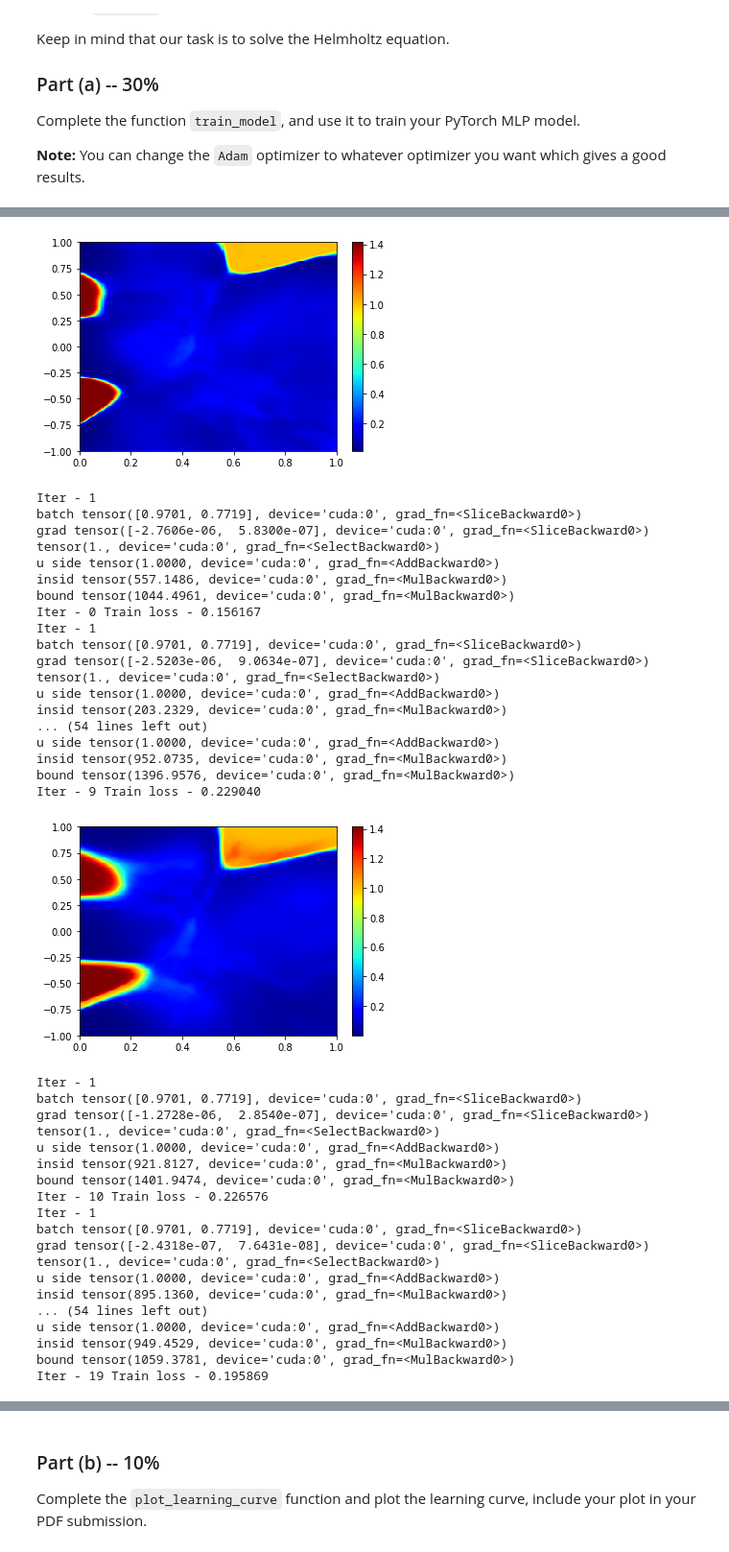
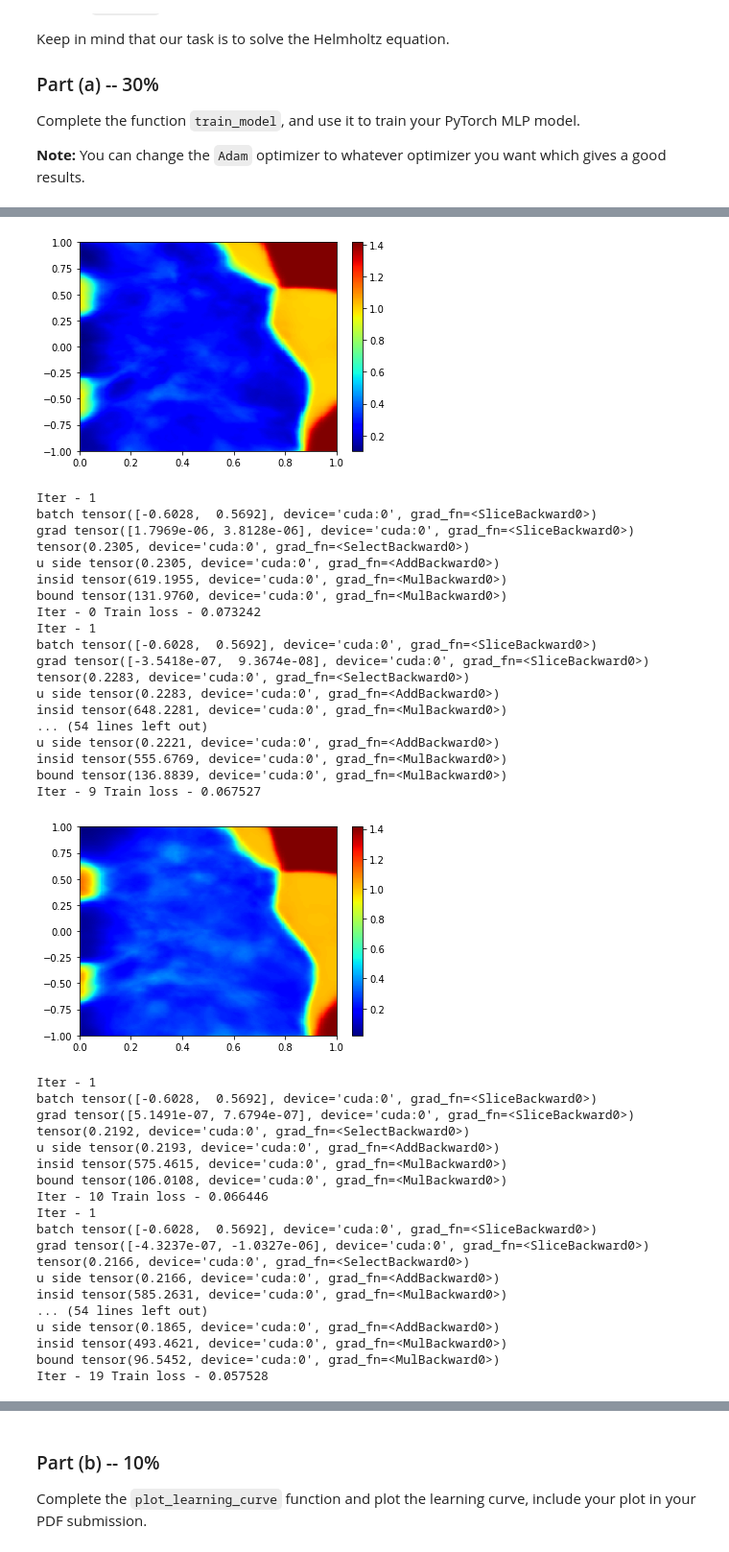
Before and after one commit to cgold212/assignment3inverseMethod, a Jupyter notebook: Assignment3.ipynb, the cells around one changed output, grey strips where cells are left out. Shown at 96% size. Saved outputs shown, nothing was run; the diff lists cells and outputs as text; code cells hidden in the pictures.

```diff
--- a/Assignment3.ipynb
+++ b/Assignment3.ipynb
@@ -84,8 +84,8 @@ from matplotlib.legend_handler import Rectangle
 # Your code goes here
 middle1 = -0.5
 middle2 = 0.5
-Exact_u[:,0] = 2*(np.heaviside(x0-middle1+half_aperture,0.5) - np.heaviside(x0-middle1-half_aperture,0.5) + np.heaviside(x0-middle2+half_aperture,0.5) - np.heaviside(x0-middle2-half_aperture,0.5))
-Exact_v[:,0] = 2*(np.heaviside(x0-middle1+half_aperture,0.5) - np.heaviside(x0-middle1-half_aperture,0.5) + np.heaviside(x0-middle2+half_aperture,0.5) - np.heaviside(x0-middle2-half_aperture,0.5))
+Exact_u[:,0] = 1*(np.heaviside(x0-middle1+half_aperture,0.5) - np.heaviside(x0-middle1-half_aperture,0.5) + np.heaviside(x0-middle2+half_aperture,0.5) - np.heaviside(x0-middle2-half_aperture,0.5))
+Exact_v[:,0] = 1*(np.heaviside(x0-middle1+half_aperture,0.5) - np.heaviside(x0-middle1-half_aperture,0.5) + np.heaviside(x0-middle2+half_aperture,0.5) - np.heaviside(x0-middle2-half_aperture,0.5))
 # print(Exact_u[:,0])
 # print(Exact_u[100,1])
 # %%
@@ -314,8 +314,8 @@ def mse_loss_f(u_pred, v_pred, v_pred_xx_zz, u_pred_xx_zz):
   # Write your code here
   # print(111111)
   # print(u_pred_xx_zz.shape)
-  resU = u_pred_xx_zz[:,0] + u_pred_xx_zz[:,1] + 100*u_pred
-  resV = v_pred_xx_zz[:,0] + v_pred_xx_zz[:,1] + 100*v_pred
+  resU = u_pred_xx_zz[:,0] + u_pred_xx_zz[:,1] + 0.5*u_pred
+  resV = v_pred_xx_zz[:,0] + v_pred_xx_zz[:,1] + 0.5*v_pred
 
   resU = resU.pow(2)
   resV = resV.pow(2)
@@ -456,7 +456,7 @@ def train_model(model, data_loader, num_epochs, mse_loss_f, mse_loss_h, optimize
         n_iters = 0
         if epoch % 10 == 0:
           scheduler.step()
-          plot_model_output(trained_model,X_u_test,x0, z0)
+          plot_model_output(model,X_u_test,x0, z0)
           # if epoch == 200 :
           #   optimizer = optim.Adam(model.parameters(), lr=1e-5, betas=(0.9, 0.999), eps=1e-08, weight_decay=1e-5, amsgrad=False)
 
@@ -506,7 +506,7 @@ def train_model(model, data_loader, num_epochs, mse_loss_f, mse_loss_h, optimize
             # print(torch.cat((torch.unsqueeze(Exact_u[idx,0],1),torch.unsqueeze(u_pred[indices],1)),1))
             # print(u_pred[indices].shape)
             loss_h = mse_loss_h(v_pred[indices], u_pred[indices], Exact_u[idx,0],Exact_v[idx,0])
-            # alpha = 0.9 #loss_h/(loss_f+loss_h)*epoch/num_epochs
+            # alpha = 0.5 #loss_h/(loss_f+loss_h)*epoch/num_epochs
             alpha = loss_f/(loss_f+loss_h)
             # print('alpha- %5f'%(alpha))
             print('insid',((alpha)*loss_f)*1e4)
@@ -624,5 +624,5 @@ Training end time: 1675409420.99, Training time: 25.67
 # %%
 num_epochs = 250
-optimizer = optim.Adam(model.parameters(), lr=5e-4, betas=(0.9, 0.999), eps=1e-08, weight_decay=1e-3, amsgrad=False)
+optimizer = optim.Adam(model.parameters(), lr=1e-4, betas=(0.9, 0.999), eps=1e-08, weight_decay=1e-3, amsgrad=False)
 train_losses, trained_model = train_model(trained_model, data_loader, num_epochs, mse_loss_f, mse_loss_h, optimizer)
 # %% [output]
@@ -630,36 +630,36 @@ Training start time: 1675409201.38
-[figure, old version]
+[figure, new version]
 Iter - 1
-batch tensor([0.9701, 0.7719], device='cuda:0', grad_fn=<SliceBackward0>)
-grad tensor([-2.7606e-06,  5.8300e-07], device='cuda:0', grad_fn=<SliceBackward0>) tensor(1., device='cuda:0', grad_fn=<SelectBackward0>)
-u side tensor(1.0000, device='cuda:0', grad_fn=<AddBackward0>)
-insid tensor(557.1486, device='cuda:0', grad_fn=<MulBackward0>)
-bound tensor(1044.4961, device='cuda:0', grad_fn=<MulBackward0>)
-Iter - 0 Train loss - 0.156167
+batch tensor([-0.6028,  0.5692], device='cuda:0', grad_fn=<SliceBackward0>)
+grad tensor([1.7969e-06, 3.8128e-06], device='cuda:0', grad_fn=<SliceBackward0>) tensor(0.2305, device='cuda:0', grad_fn=<SelectBackward0>)
+u side tensor(0.2305, device='cuda:0', grad_fn=<AddBackward0>)
+insid tensor(619.1955, device='cuda:0', grad_fn=<MulBackward0>)
+bound tensor(131.9760, device='cuda:0', grad_fn=<MulBackward0>)
+Iter - 0 Train loss - 0.073242
 Iter - 1
-batch tensor([0.9701, 0.7719], device='cuda:0', grad_fn=<SliceBackward0>)
-grad tensor([-2.5203e-06,  9.0634e-07], device='cuda:0', grad_fn=<SliceBackward0>) tensor(1., device='cuda:0', grad_fn=<SelectBackward0>)
-u side tensor(1.0000, device='cuda:0', grad_fn=<AddBackward0>)
-insid tensor(203.2329, device='cuda:0', grad_fn=<MulBackward0>)
+batch tensor([-0.6028,  0.5692], device='cuda:0', grad_fn=<SliceBackward0>)
+grad tensor([-3.5418e-07,  9.3674e-08], device='cuda:0', grad_fn=<SliceBackward0>) tensor(0.2283, device='cuda:0', grad_fn=<SelectBackward0>)
+u side tensor(0.2283, device='cuda:0', grad_fn=<AddBackward0>)
+insid tensor(648.2281, device='cuda:0', grad_fn=<MulBackward0>)
 ... (54 lines left out)
-u side tensor(1.0000, device='cuda:0', grad_fn=<AddBackward0>)
-insid tensor(952.0735, device='cuda:0', grad_fn=<MulBackward0>)
-bound tensor(1396.9576, device='cuda:0', grad_fn=<MulBackward0>)
-Iter - 9 Train loss - 0.229040
+u side tensor(0.2221, device='cuda:0', grad_fn=<AddBackward0>)
+insid tensor(555.6769, device='cuda:0', grad_fn=<MulBackward0>)
+bound tensor(136.8839, device='cuda:0', grad_fn=<MulBackward0>)
+Iter - 9 Train loss - 0.067527
-[figure, old version]
+[figure, new version]
 Iter - 1
-batch tensor([0.9701, 0.7719], device='cuda:0', grad_fn=<SliceBackward0>)
-grad tensor([-1.2728e-06,  2.8540e-07], device='cuda:0', grad_fn=<SliceBackward0>) tensor(1., device='cuda:0', grad_fn=<SelectBackward0>)
-u side tensor(1.0000, device='cuda:0', grad_fn=<AddBackward0>)
-insid tensor(921.8127, device='cuda:0', grad_fn=<MulBackward0>)
-bound tensor(1401.9474, device='cuda:0', grad_fn=<MulBackward0>)
-Iter - 10 Train loss - 0.226576
+batch tensor([-0.6028,  0.5692], device='cuda:0', grad_fn=<SliceBackward0>)
+grad tensor([5.1491e-07, 7.6794e-07], device='cuda:0', grad_fn=<SliceBackward0>) tensor(0.2192, device='cuda:0', grad_fn=<SelectBackward0>)
+u side tensor(0.2193, device='cuda:0', grad_fn=<AddBackward0>)
+insid tensor(575.4615, device='cuda:0', grad_fn=<MulBackward0>)
+bound tensor(106.0108, device='cuda:0', grad_fn=<MulBackward0>)
+Iter - 10 Train loss - 0.066446
 Iter - 1
-batch tensor([0.9701, 0.7719], device='cuda:0', grad_fn=<SliceBackward0>)
-grad tensor([-2.4318e-07,  7.6431e-08], device='cuda:0', grad_fn=<SliceBackward0>) tensor(1., device='cuda:0', grad_fn=<SelectBackward0>)
-u side tensor(1.0000, device='cuda:0', grad_fn=<AddBackward0>)
-insid tensor(895.1360, device='cuda:0', grad_fn=<MulBackward0>)
+batch tensor([-0.6028,  0.5692], device='cuda:0', grad_fn=<SliceBackward0>)
+grad tensor([-4.3237e-07, -1.0327e-06], device='cuda:0', grad_fn=<SliceBackward0>) tensor(0.2166, device='cuda:0', grad_fn=<SelectBackward0>)
+u side tensor(0.2166, device='cuda:0', grad_fn=<AddBackward0>)
+insid tensor(585.2631, device='cuda:0', grad_fn=<MulBackward0>)
 ... (54 lines left out)
-u side tensor(1.0000, device='cuda:0', grad_fn=<AddBackward0>)
-insid tensor(949.4529, device='cuda:0', grad_fn=<MulBackward0>)
-bound tensor(1059.3781, device='cuda:0', grad_fn=<MulBackward0>)
-Iter - 19 Train loss - 0.195869
+u side tensor(0.1865, device='cuda:0', grad_fn=<AddBackward0>)
+insid tensor(493.4621, device='cuda:0', grad_fn=<MulBackward0>)
+bound tensor(96.5452, device='cuda:0', grad_fn=<MulBackward0>)
+Iter - 19 Train loss - 0.057528
```
Also changed, not shown: parts of 6 cells of this notebook.
